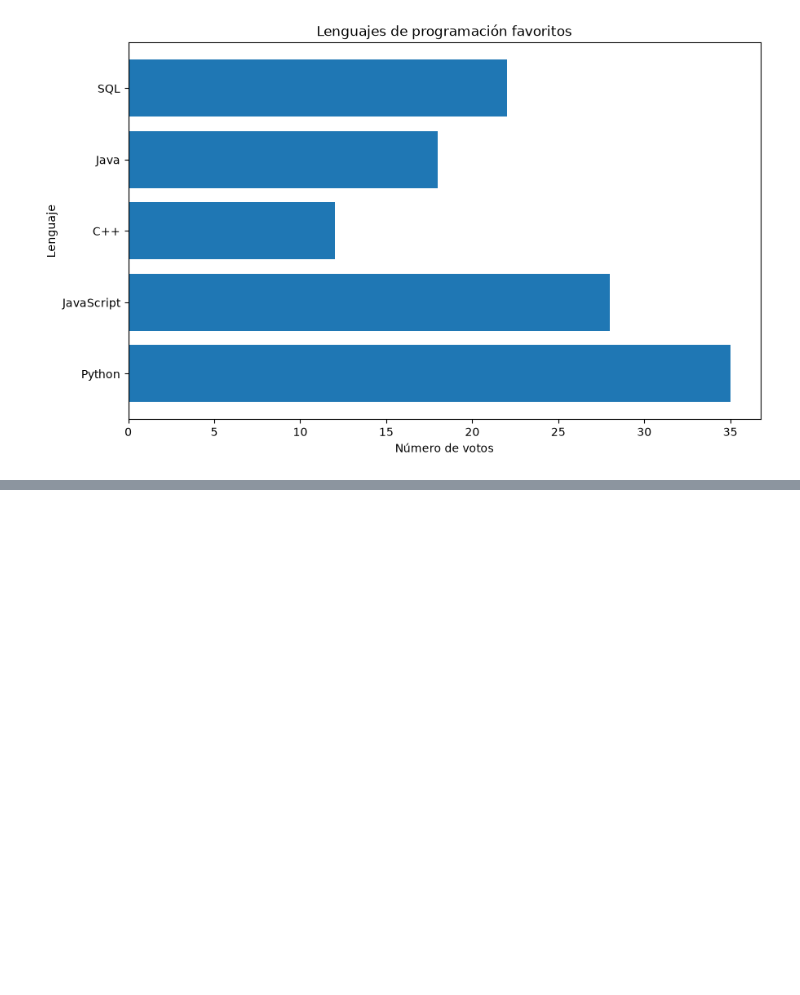
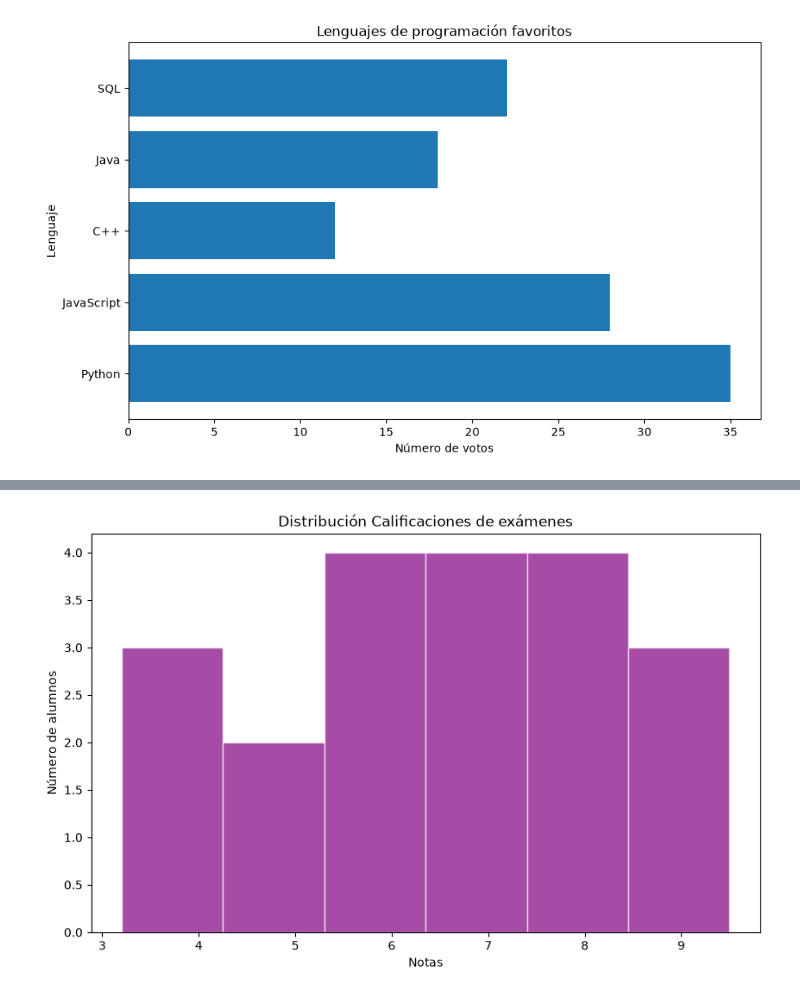
Before and after one commit to LaraDelCerro/Clases-python-big-data, a Jupyter notebook: 10_visualización_datos/01_matplotlib.ipynb, the cells around one changed output, grey strips where cells are left out. Drawn from its saved outputs; the diff is of its cells as text; code cells hidden in the pictures; blank space fills up the shorter version.

```diff
--- a/10_visualización_datos/01_matplotlib.ipynb
+++ b/10_visualización_datos/01_matplotlib.ipynb
@@ -70,0 +155,18 @@ Text(0, 0.5, 'Lenguaje')
+# %%
+datos_notas = {
+    "alumno_id": [1,2,3,4,5,6,7,8,9,10,11,12,13,14,15,16,17,18,19,20],
+    "calificacion": [4.5, 5.0, 7.2, 8.0, 3.2, 9.5, 6.0, 7.5, 8.2, 5.8, 6.1, 4.0, 7.8, 8.5, 9.0, 5.5, 6.7, 7.0, 3.8, 6.4]
+}
+
+df_notas = pd.DataFrame(datos_notas)
+
+plt.figure(figsize=(10,6))
+plt.hist(df_notas['calificacion'], bins=6, color="purple", alpha= 0.7, edgecolor='white')
+#bins es el nº de barras. Tenemos datos del 3 al 9 -> 9-3 = 6 es el nº de barras que elegimos
+#alpha es la transparencia
+plt.title('Distribución Calificaciones de exámenes')
+plt.xlabel('Notas')
+plt.ylabel('Número de alumnos')
+plt.show()
+# %% [output]
+[figure, added]
```
Also changed, not shown: parts of 7 cells of this notebook, 11 other files.
